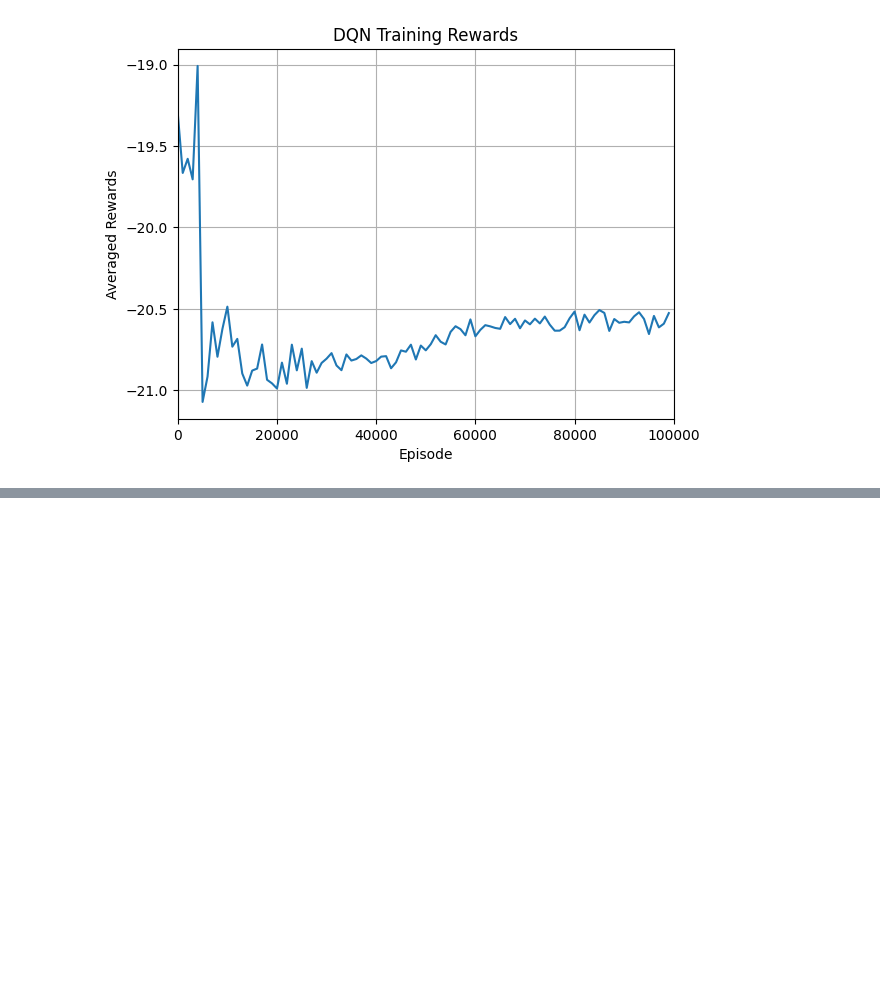
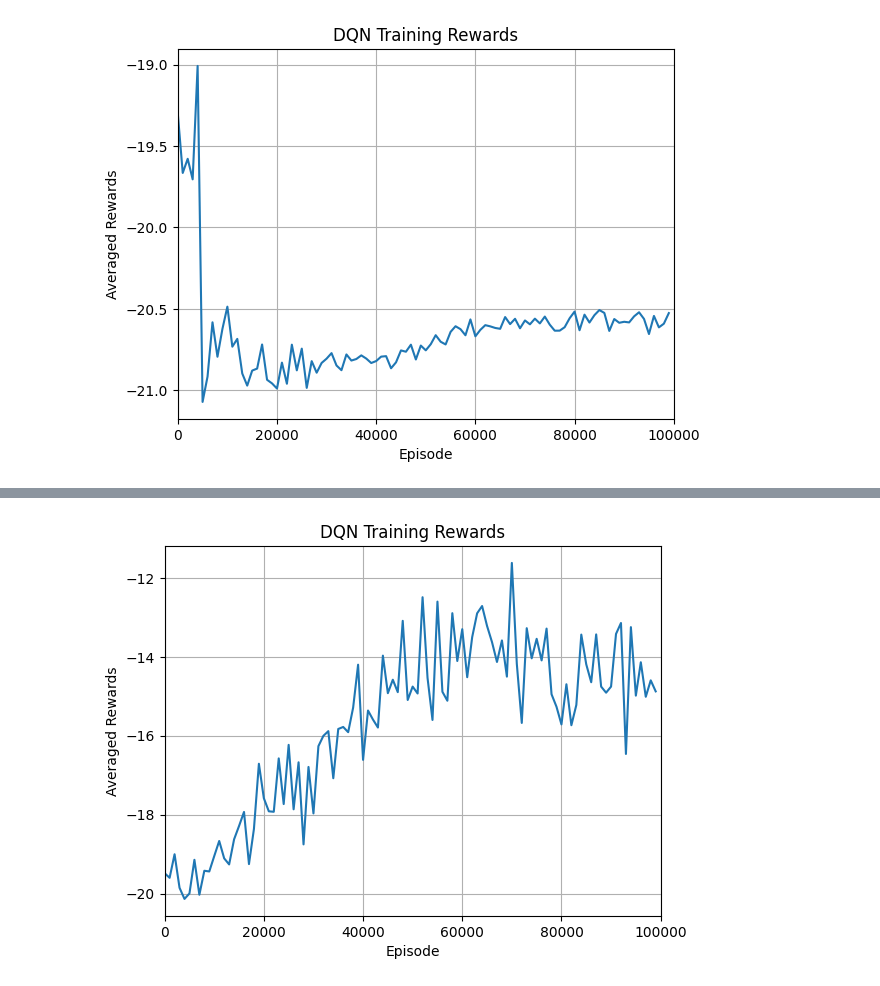
Before and after one commit to shrutiroy03/hitori-rl, a Jupyter notebook: CNN_hitori.ipynb, the cells around one changed output, grey strips where cells are left out. Cells and saved outputs as stored; diff of their text form; code cells hidden in the pictures; blank space fills up the shorter version.

```diff
--- a/CNN_hitori.ipynb
+++ b/CNN_hitori.ipynb
@@ -1282,3 +1423,5 @@ plt.savefig("dqn_100000_rewards.png")
 plt.show()
 # %% [output]
 [figure]
+# %%
+custom_rewards_helped100000 = train_dqn(episodes=100000, valid_mask = True, algo_help = 100000)
@@ -1284,0 +1446,27 @@ plt.show()
+# %%
+window_size = 1000
+cumulative_sum = np.cumsum(custom_rewards_helped100000)
+running_avg = (cumulative_sum[window_size:] - cumulative_sum[:-window_size]) / window_size
+
+initial_values = [np.mean(custom_rewards_helped100000[:i+1]) for i in range(window_size-1)]
+running_avg = np.concatenate((initial_values, running_avg))
+
+custom_averaged_rewards_helped100000 = [
+        np.mean(custom_rewards_helped100000[i:i+window_size])
+        for i in range(0, len(custom_rewards_helped100000), window_size)
+    ]
+
+# Plotting rewards
+# plt.plot(rewards, label="Rewards")
+# plt.plot(running_avg, label="Running Average")
+plt.plot(range(0, len(custom_rewards_helped100000), window_size), custom_averaged_rewards_helped100000, label="Averaged Rewards")
+plt.xlabel("Episode")
+plt.ylabel("Averaged Rewards")
+plt.title("DQN Training Rewards")
+plt.xlim(0, len(custom_rewards_helped100000))
+# plt.ylim(-25, -20)
+plt.grid(True)
+plt.savefig("dqn_100000_rewards.png")
+plt.show()
+# %% [output]
+[figure, added]
```
Also changed, not shown: parts of 7 cells of this notebook.
